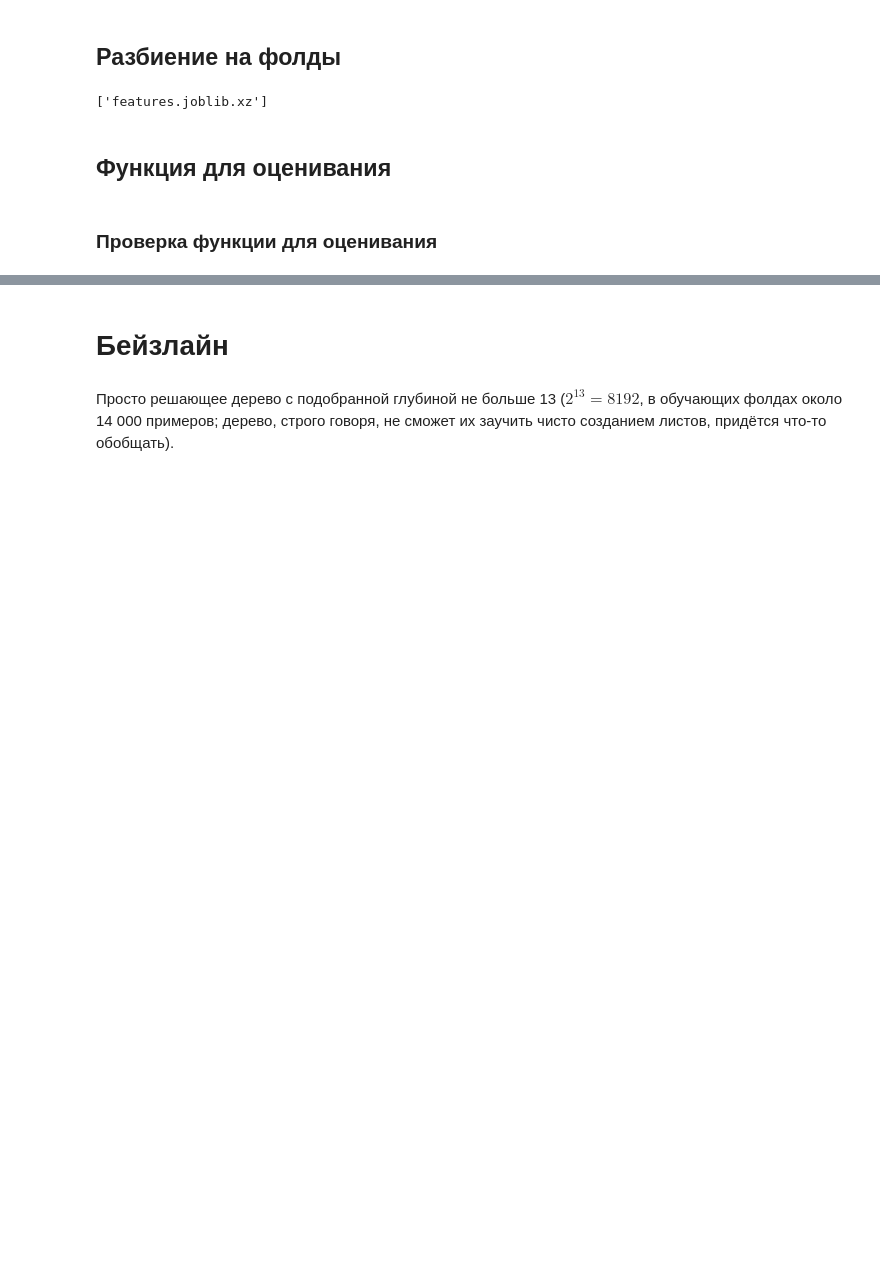
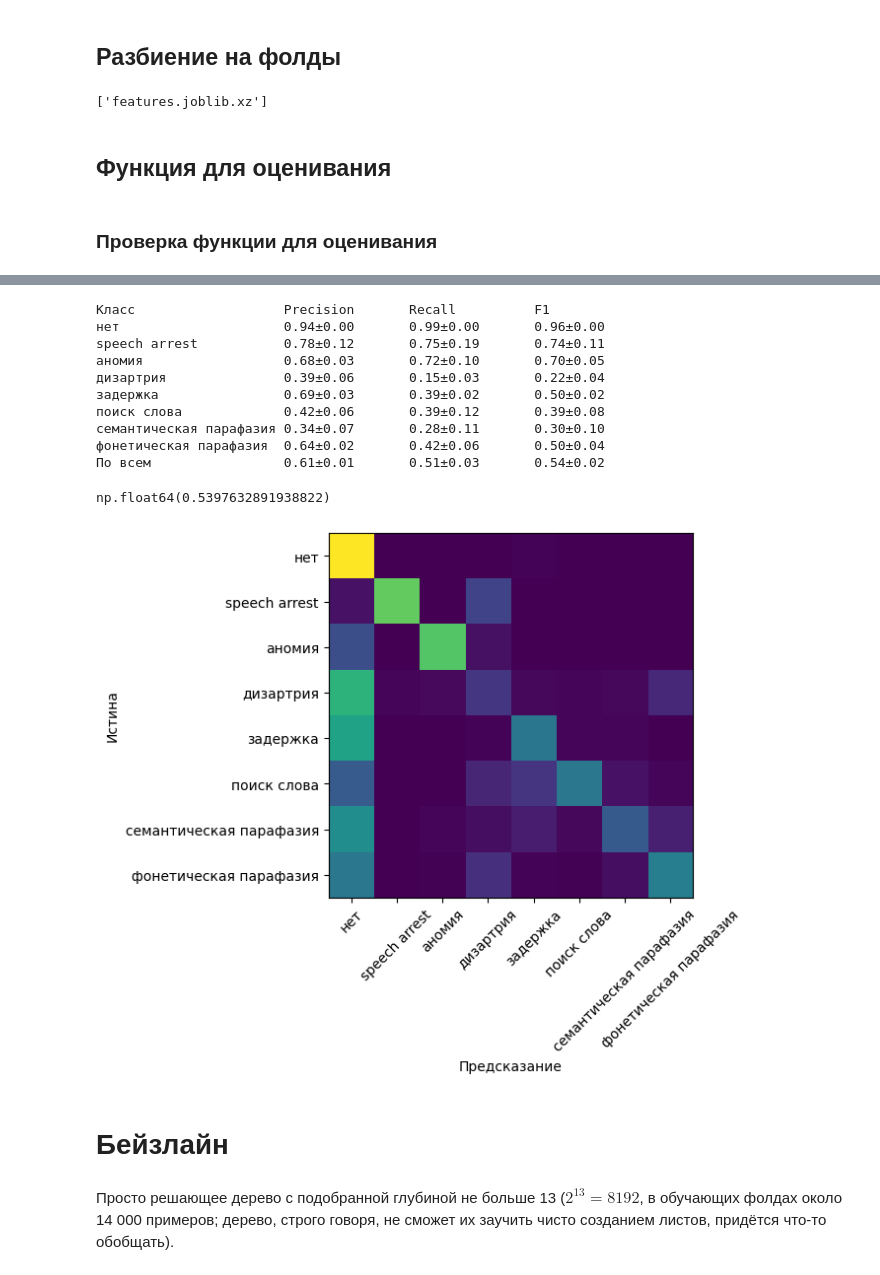
Before and after one commit to vmgorelikov/Automated-Classification-of-Language-Eloquent-Areas-in-Neurotypical-Individuals, a Jupyter notebook: notebooks/feature_and_model_selection.ipynb, the cells around one changed output, grey strips where cells are left out. Saved outputs shown, nothing was run; the diff lists cells and outputs as text; code cells hidden in the pictures; blank space fills up the shorter version.

```diff
--- a/notebooks/feature_and_model_selection.ipynb
+++ b/notebooks/feature_and_model_selection.ipynb
@@ -227,3 +270,19 @@ np.float64(0.784820707513585)
+# %%
+evaluate(DecisionTreeClassifier(max_depth=10),
+         include_features=['^.+[^а-яё ].+$'])
+# %% [output]
+Класс                   Precision       Recall          F1
+нет                     0.94±0.00       0.99±0.00       0.96±0.00
+speech arrest           0.78±0.12       0.75±0.19       0.74±0.11
+аномия                  0.68±0.03       0.72±0.10       0.70±0.05
+дизартрия               0.39±0.06       0.15±0.03       0.22±0.04
+задержка                0.69±0.03       0.39±0.02       0.50±0.02
+поиск слова             0.42±0.06       0.39±0.12       0.39±0.08
+семантическая парафазия 0.34±0.07       0.28±0.11       0.30±0.10
+фонетическая парафазия  0.64±0.02       0.42±0.06       0.50±0.04
+По всем                 0.61±0.01       0.51±0.03       0.54±0.02
+np.float64(0.5397632891938822)
+[figure, added]
 # %% [markdown]
 # Бейзлайн
 # %% [markdown]
```
Also changed, not shown: parts of 32 cells of this notebook.
